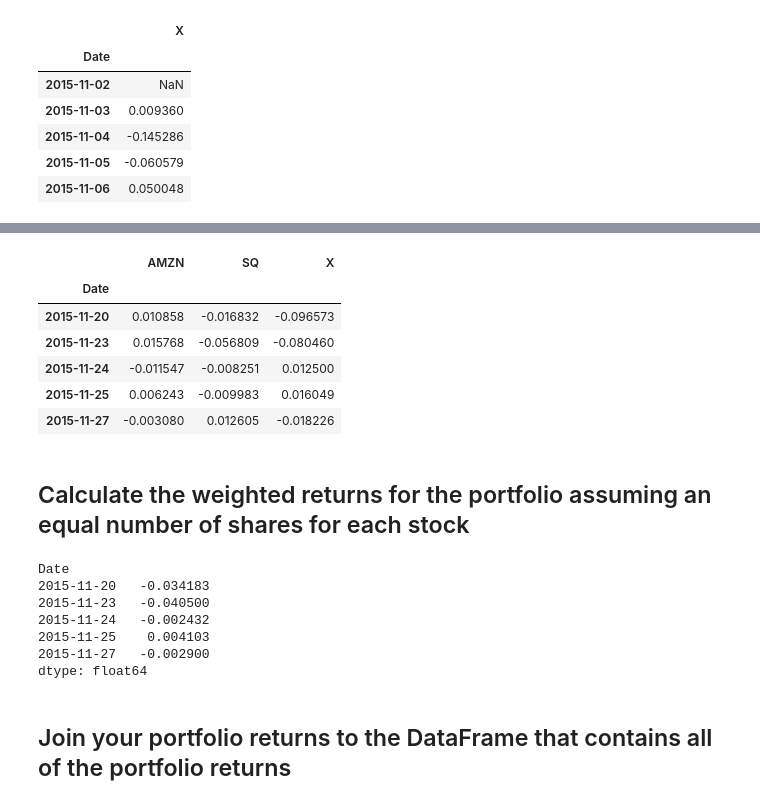
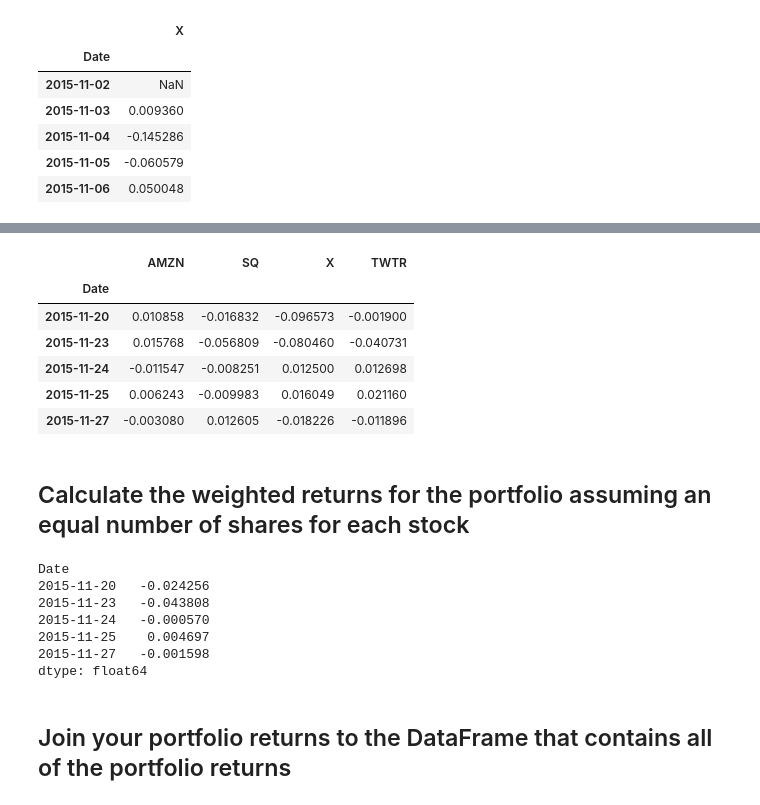
Before and after one commit to tyoung65/pandas_homework, a Jupyter notebook: portfolio_analysis.ipynb, the cells around one changed output, grey strips where cells are left out. Cells and saved outputs as stored; diff of their text form; code cells hidden in the pictures.

```diff
--- a/portfolio_analysis.ipynb
+++ b/portfolio_analysis.ipynb
@@ -437,3 +433,11 @@ x_returns_df.head()
 | 2015-11-04 | -0.145286 |
 | 2015-11-05 | -0.060579 |
 | 2015-11-06 | 0.050048 |
+# %%
+#Read 4th Stock
+
+twtr_csv = Path('twtr.csv')
+twtr_df = pd.read_csv(twtr_csv, index_col='Date', parse_dates=True, infer_datetime_format=True)
+twtr_df.rename(columns = {'Close':'TWTR'}, inplace = True)
+twtr_returns_df = twtr_df.pct_change()
+twtr_returns_df.head()
@@ -440,14 +452,14 @@ x_returns_df.head()
 # %%
 # Concatenate all stocks into a single DataFrame
-# YOUR CODE HERE
-my_portfolio_returns = pd.concat([amzn_returns_df, sq_returns_df, x_returns_df], axis='columns', join='inner')
-my_portfolio_returns.columns=['AMZN', 'SQ', 'X']
+
+my_portfolio_returns = pd.concat([amzn_returns_df, sq_returns_df, x_returns_df, twtr_returns_df], axis='columns', join='inner')
+my_portfolio_returns.columns=['AMZN', 'SQ', 'X', 'TWTR']
 my_portfolio_returns.head()
 # %% [output]
-|  | AMZN | SQ | X |
-| Date |  |  |  |
-| 2015-11-20 | 0.010858 | -0.016832 | -0.096573 |
-| 2015-11-23 | 0.015768 | -0.056809 | -0.080460 |
-| 2015-11-24 | -0.011547 | -0.008251 | 0.012500 |
-| 2015-11-25 | 0.006243 | -0.009983 | 0.016049 |
-| 2015-11-27 | -0.003080 | 0.012605 | -0.018226 |
+|  | AMZN | SQ | X | TWTR |
+| Date |  |  |  |  |
+| 2015-11-20 | 0.010858 | -0.016832 | -0.096573 | -0.001900 |
+| 2015-11-23 | 0.015768 | -0.056809 | -0.080460 | -0.040731 |
+| 2015-11-24 | -0.011547 | -0.008251 | 0.012500 | 0.012698 |
+| 2015-11-25 | 0.006243 | -0.009983 | 0.016049 | 0.021160 |
+| 2015-11-27 | -0.003080 | 0.012605 | -0.018226 | -0.011896 |
@@ -463,17 +472,18 @@ my_portfolio_returns = my_portfolio_returns.dropna()
 ## Calculate the weighted returns for the portfolio assuming an equal number of shares for each stock
 # %%
 # Calculate weighted portfolio returns
-weights = [1/3, 1/3, 1/3]
-# YOUR CODE HERE
+
+weights = [1/5, 2/5, 1/5, 1/5]
+
 my_portfolio_returns = my_portfolio_returns.dot(weights)
 my_portfolio_returns.head()
 # %% [output]
 Date
-2015-11-20   -0.034183
-2015-11-23   -0.040500
-2015-11-24   -0.002432
-2015-11-25    0.004103
-2015-11-27   -0.002900
+2015-11-20   -0.024256
+2015-11-23   -0.043808
+2015-11-24   -0.000570
+2015-11-25    0.004697
+2015-11-27   -0.001598
 dtype: float64
 # %% [markdown]
 ## Join your portfolio returns to the DataFrame that contains all of the portfolio returns
```
Also changed, not shown: parts of 61 cells of this notebook, 2 other files.
